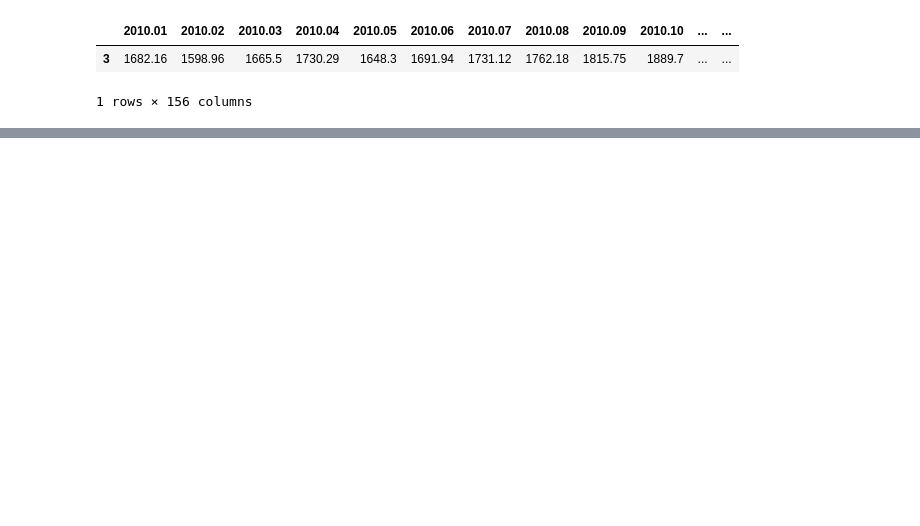
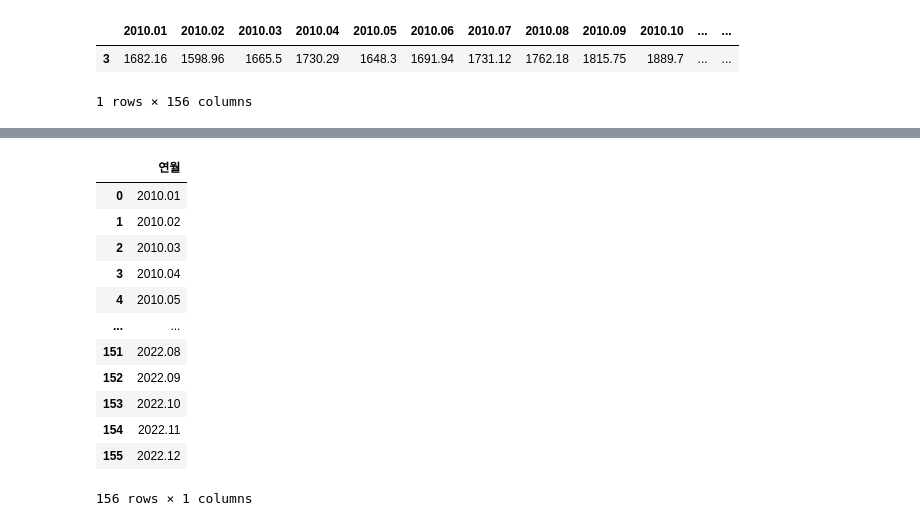
Before and after one commit to ThatHomr/project_2, a Jupyter notebook: project_2_file/z_ssh/data/코스피.ipynb, the cells around one changed output, grey strips where cells are left out. Cells and saved outputs as stored; diff of their text form; code cells hidden in the pictures; blank space fills up the shorter version.

```diff
--- a/project_2_file/z_ssh/data/코스피.ipynb
+++ b/project_2_file/z_ssh/data/코스피.ipynb
@@ -72,0 +113,18 @@ Index(['코스피 지수 평균값'], dtype='object')
+# %%
+df1 = pd.DataFrame(date, columns=['연월'])
+df2 = pd.DataFrame(val, columns=['코스피 평균'])
+df1
+# %% [output]
+|  | 연월 |
+| 0 | 2010.01 |
+| 1 | 2010.02 |
+| 2 | 2010.03 |
+| 3 | 2010.04 |
+| 4 | 2010.05 |
+| ... | ... |
+| 151 | 2022.08 |
+| 152 | 2022.09 |
+| 153 | 2022.10 |
+| 154 | 2022.11 |
+| 155 | 2022.12 |
+156 rows × 1 columns
```
Also changed, not shown: parts of 17 cells of this notebook, 1 other file.
